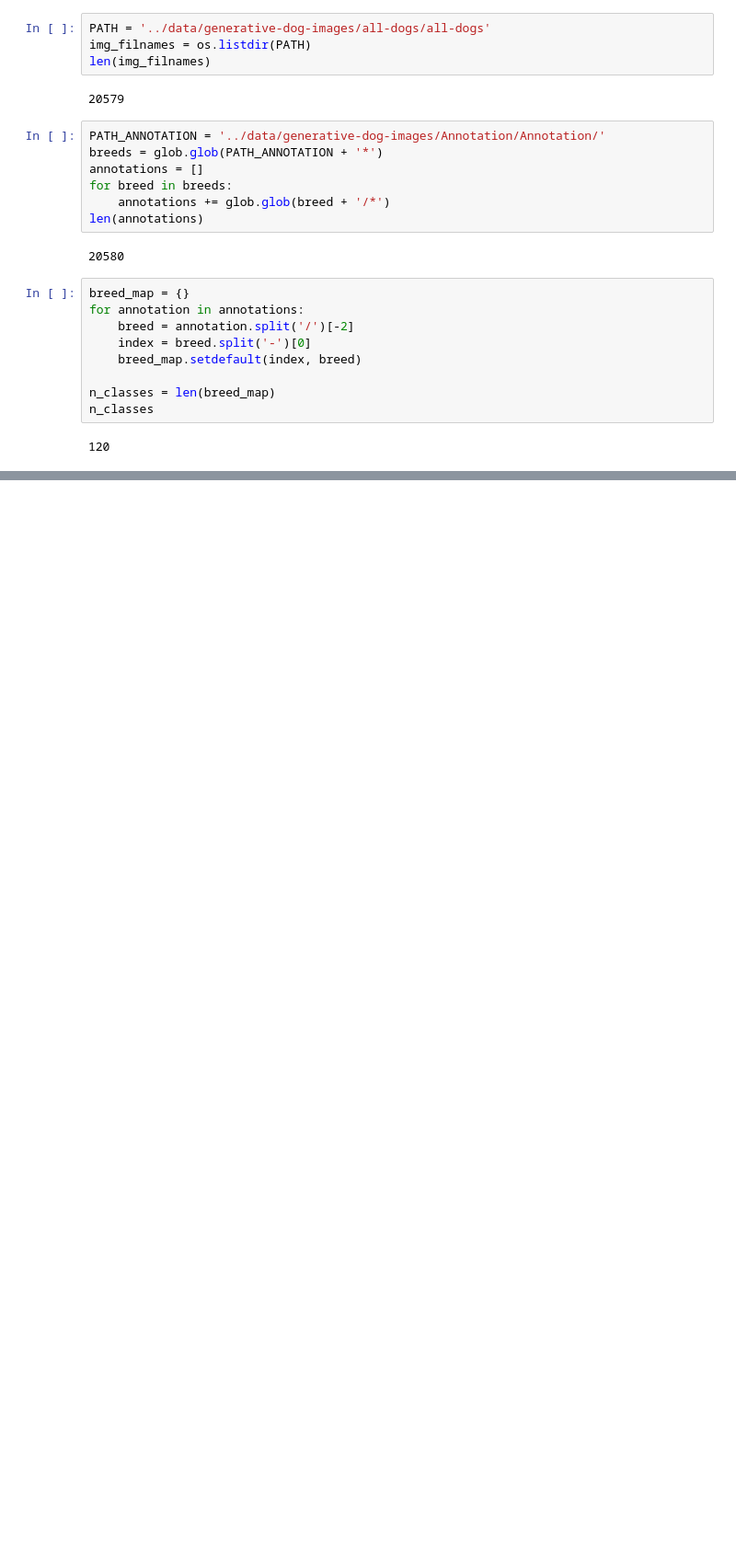
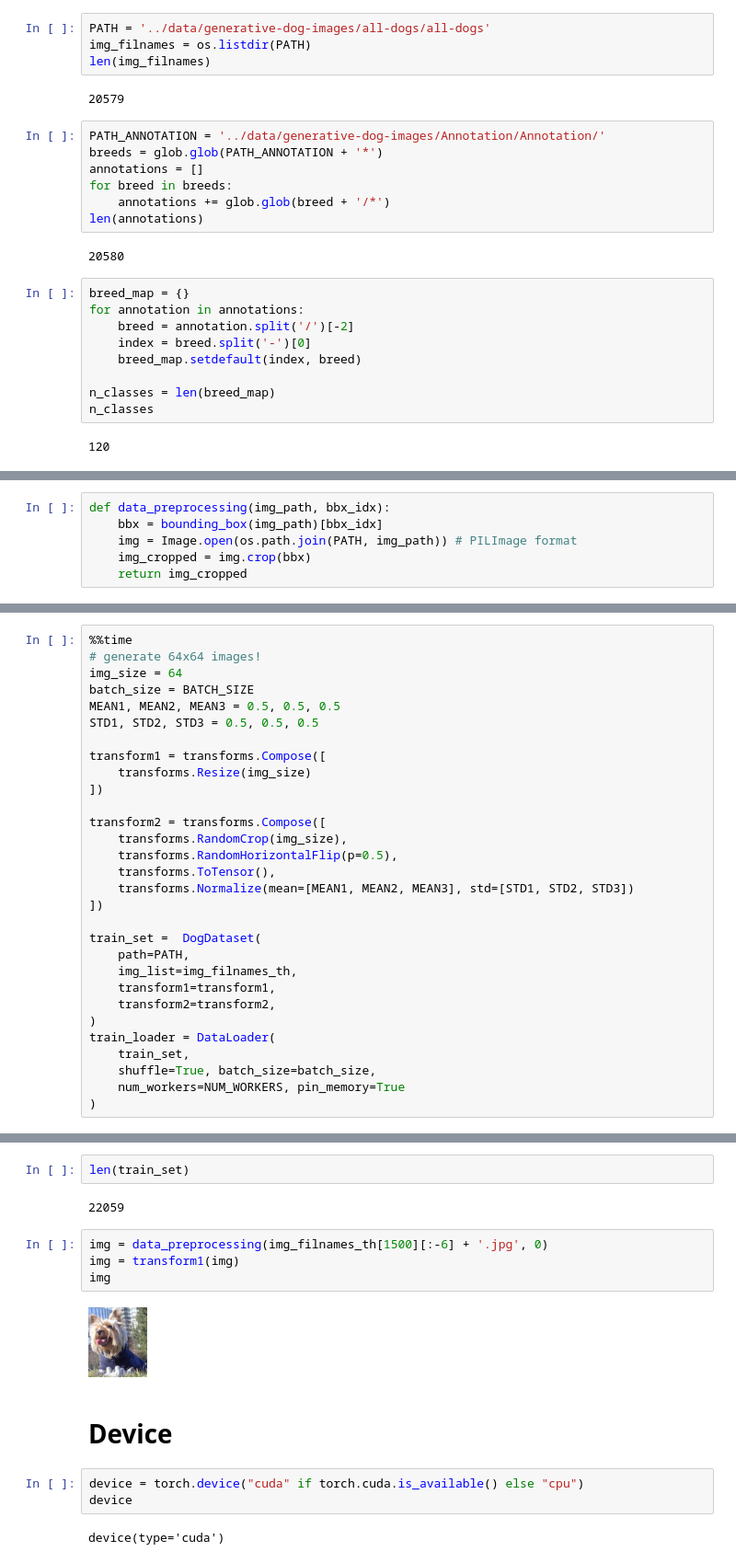
Before and after one commit to ChenKaiXuSan/kaggle, a Jupyter notebook: BigGAN_for_dogs/BigGAN.ipynb, the cells around one changed output, grey strips where cells are left out. Shown at 92% size. Saved outputs shown, nothing was run; the diff lists cells and outputs as text; blank space fills up the shorter version.

```diff
--- a/BigGAN_for_dogs/BigGAN.ipynb
+++ b/BigGAN_for_dogs/BigGAN.ipynb
@@ -83,0 +260,6 @@ n_classes
+# %%
+def data_preprocessing(img_path, bbx_idx):
+    bbx = bounding_box(img_path)[bbx_idx]
+    img = Image.open(os.path.join(PATH, img_path)) # PILImage format
+    img_cropped = img.crop(bbx)
+    return img_cropped
@@ -83,0 +312,30 @@ n_classes
+# %%
+%%time
+# generate 64x64 images!
+img_size = 64
+batch_size = BATCH_SIZE
+MEAN1, MEAN2, MEAN3 = 0.5, 0.5, 0.5
+STD1, STD2, STD3 = 0.5, 0.5, 0.5
+
+transform1 = transforms.Compose([
+    transforms.Resize(img_size)
+])
+
+transform2 = transforms.Compose([
+    transforms.RandomCrop(img_size),
+    transforms.RandomHorizontalFlip(p=0.5),
+    transforms.ToTensor(),
+    transforms.Normalize(mean=[MEAN1, MEAN2, MEAN3], std=[STD1, STD2, STD3])
+])
+
+train_set =  DogDataset(
+    path=PATH,
+    img_list=img_filnames_th,
+    transform1=transform1,
+    transform2=transform2,
+)
+train_loader = DataLoader(
+    train_set,
+    shuffle=True, batch_size=batch_size,
+    num_workers=NUM_WORKERS, pin_memory=True
+)
@@ -83,0 +345,17 @@ n_classes
+# %%
+len(train_set)
+# %% [output]
+22059
+# %%
+img = data_preprocessing(img_filnames_th[1500][:-6] + '.jpg', 0)
+img = transform1(img)
+img
+# %% [output]
+[figure, added]
+# %% [markdown]
+# Device
+# %%
+device = torch.device("cuda" if torch.cuda.is_available() else "cpu")
+device
+# %% [output]
+device(type='cuda')
```
Also changed, not shown: parts of 12 cells of this notebook, 1 other file.
